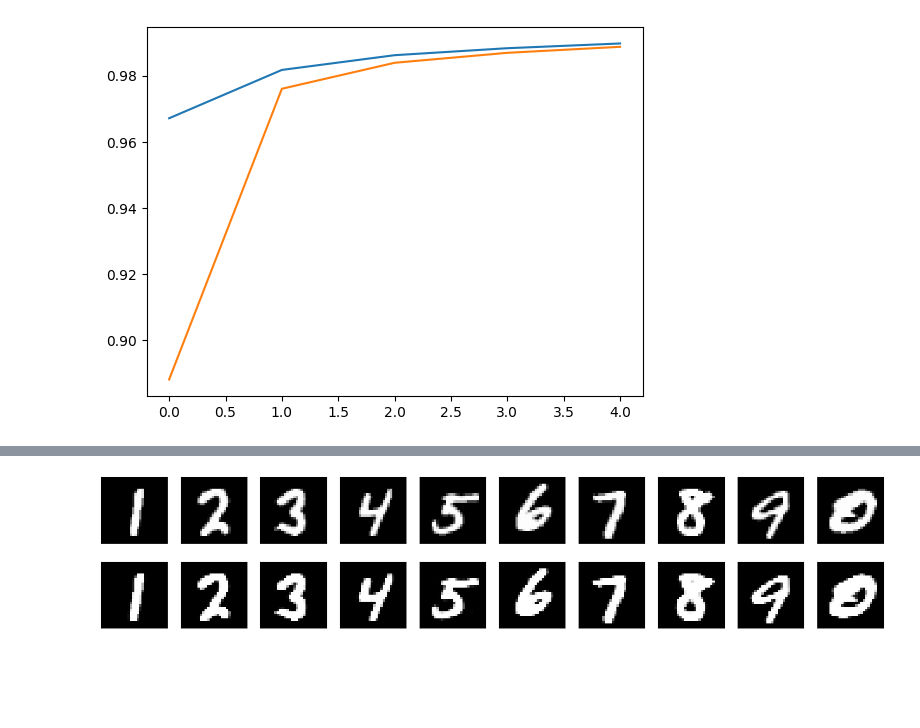
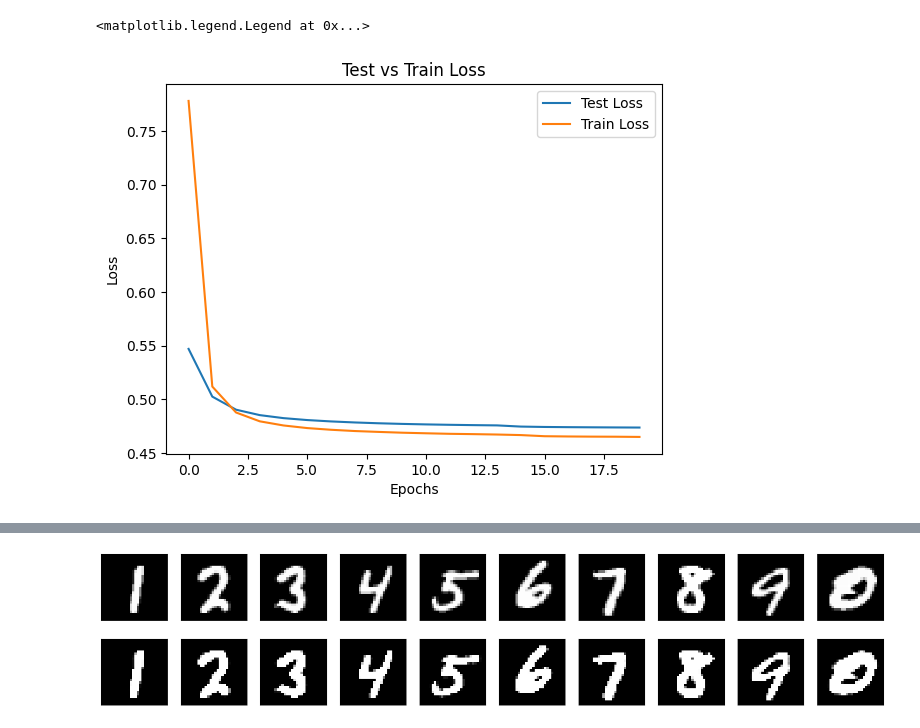
Before and after one commit to clement-gh/TD-TP_SIA, a Jupyter notebook: TD_SIAY_3.ipynb, the cells around one changed output, grey strips where cells are left out. Drawn from its saved outputs; the diff is of its cells as text; code cells hidden in the pictures; blank space fills up the shorter version.

```diff
--- a/TD_SIAY_3.ipynb
+++ b/TD_SIAY_3.ipynb
@@ -11,9 +11,10 @@ import matplotlib.pyplot as plt
 from torchvision import transforms
 device = torch.device("cuda" if torch.cuda.is_available() else "cpu")
 # %%
+# Initialisation des constantes
 batch_size = 256
 num_classes = 10
-epochs= 50
+epochs= 20
 learning_rate = 0.001
 encoding_dim = 32
 # %%
@@ -106,6 +133,14 @@ plt.show()
-# %%
-plt.plot(list_accuracy_test)
-plt.plot(list_accuracy_train)
-plt.show()
-# %% [output]
-[figure, removed]
+# %%
+# Affichage des courbes de la loss pour le train et le test
+
+plt.plot(list_loss_test, label='Test Loss')
+plt.plot(list_loss_train, label='Train Loss')
+
+plt.title('Test vs Train Loss')
+plt.xlabel('Epochs')
+plt.ylabel('Loss')
+
+plt.legend()
+# %% [output]
+<matplotlib.legend.Legend at 0x...>
+[figure, added]
```
Also changed, not shown: parts of 7 cells of this notebook, 2 other files.
